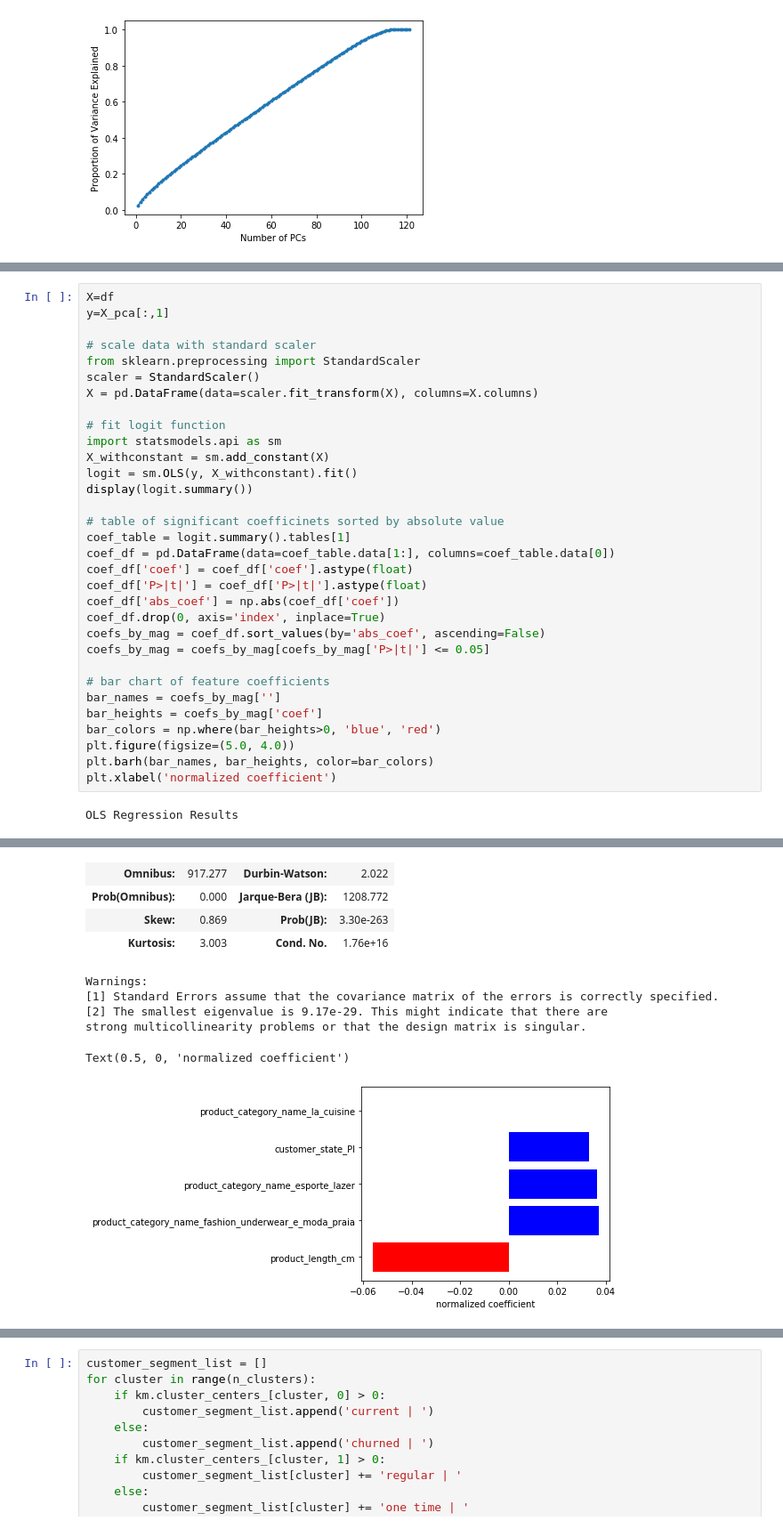
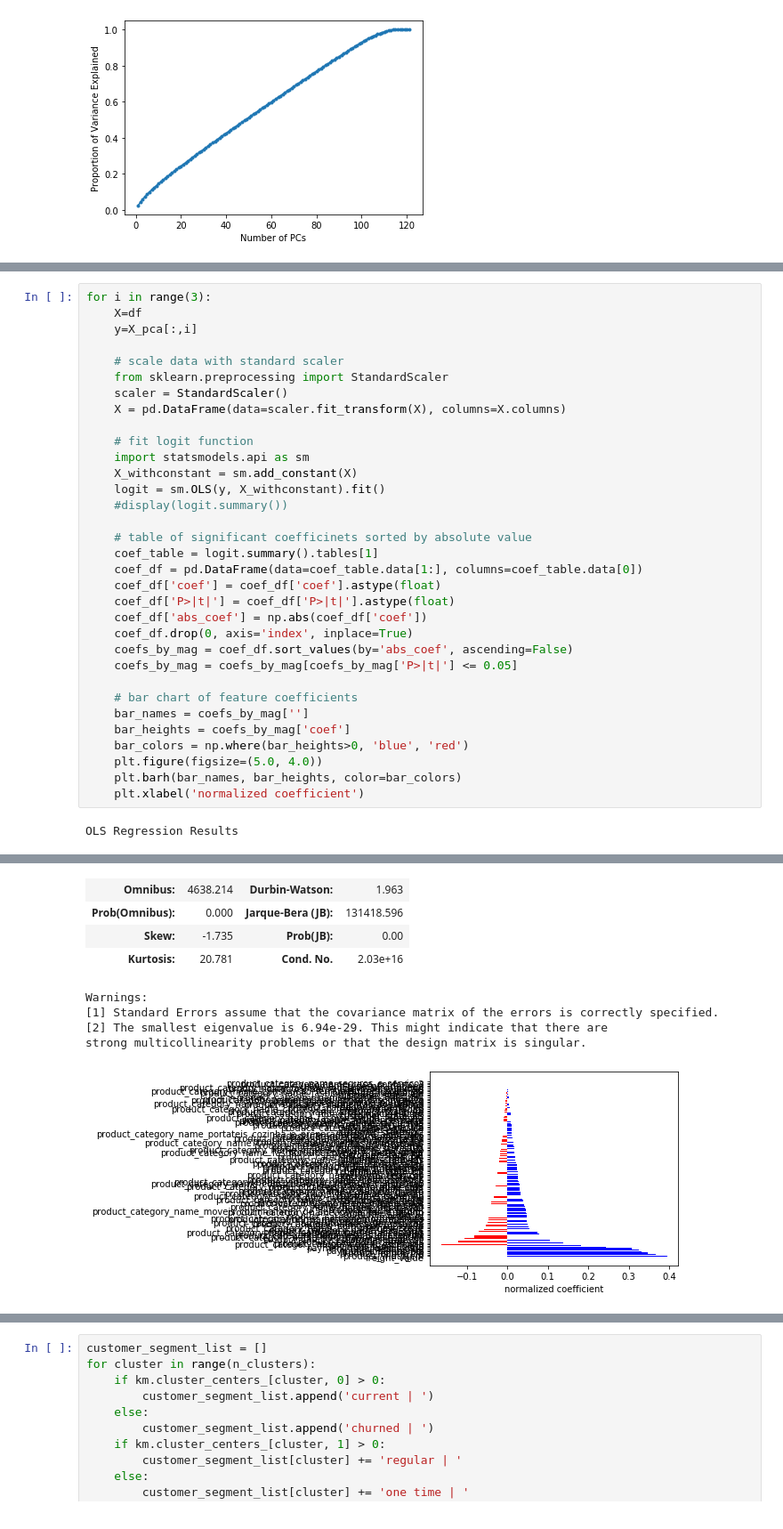
Before and after one commit to alireza-alizadegan/e-commerce-Sales, a Jupyter notebook: Brazil/Customer Segmentation - Scratch.ipynb, the cells around one changed output, grey strips where cells are left out. Shown: that part at 89% size. Cells and saved outputs as stored; diff of their text form.

```diff
--- a/Brazil/Customer Segmentation - Scratch.ipynb
+++ b/Brazil/Customer Segmentation - Scratch.ipynb
@@ -726,34 +778,35 @@ corr_df
 # %%
-X=df
-y=X_pca[:,1]
+for i in range(3):
+    X=df
+    y=X_pca[:,i]
 
-# scale data with standard scaler
-from sklearn.preprocessing import StandardScaler
-scaler = StandardScaler()
-X = pd.DataFrame(data=scaler.fit_transform(X), columns=X.columns)
+    # scale data with standard scaler
+    from sklearn.preprocessing import StandardScaler
+    scaler = StandardScaler()
+    X = pd.DataFrame(data=scaler.fit_transform(X), columns=X.columns)
 
-# fit logit function
-import statsmodels.api as sm
-X_withconstant = sm.add_constant(X)
-logit = sm.OLS(y, X_withconstant).fit()
-display(logit.summary())
+    # fit logit function
+    import statsmodels.api as sm
+    X_withconstant = sm.add_constant(X)
+    logit = sm.OLS(y, X_withconstant).fit()
+    #display(logit.summary())
 
-# table of significant coefficinets sorted by absolute value
-coef_table = logit.summary().tables[1]
-coef_df = pd.DataFrame(data=coef_table.data[1:], columns=coef_table.data[0])
-coef_df['coef'] = coef_df['coef'].astype(float)
-coef_df['P>|t|'] = coef_df['P>|t|'].astype(float)
-coef_df['abs_coef'] = np.abs(coef_df['coef'])
-coef_df.drop(0, axis='index', inplace=True)
-coefs_by_mag = coef_df.sort_values(by='abs_coef', ascending=False)
-coefs_by_mag = coefs_by_mag[coefs_by_mag['P>|t|'] <= 0.05]
+    # table of significant coefficinets sorted by absolute value
+    coef_table = logit.summary().tables[1]
+    coef_df = pd.DataFrame(data=coef_table.data[1:], columns=coef_table.data[0])
+    coef_df['coef'] = coef_df['coef'].astype(float)
+    coef_df['P>|t|'] = coef_df['P>|t|'].astype(float)
+    coef_df['abs_coef'] = np.abs(coef_df['coef'])
+    coef_df.drop(0, axis='index', inplace=True)
+    coefs_by_mag = coef_df.sort_values(by='abs_coef', ascending=False)
+    coefs_by_mag = coefs_by_mag[coefs_by_mag['P>|t|'] <= 0.05]
 
-# bar chart of feature coefficients
-bar_names = coefs_by_mag['']
-bar_heights = coefs_by_mag['coef']
-bar_colors = np.where(bar_heights>0, 'blue', 'red')
-plt.figure(figsize=(5.0, 4.0))
-plt.barh(bar_names, bar_heights, color=bar_colors)
-plt.xlabel('normalized coefficient')
+    # bar chart of feature coefficients
+    bar_names = coefs_by_mag['']
+    bar_heights = coefs_by_mag['coef']
+    bar_colors = np.where(bar_heights>0, 'blue', 'red')
+    plt.figure(figsize=(5.0, 4.0))
+    plt.barh(bar_names, bar_heights, color=bar_colors)
+    plt.xlabel('normalized coefficient')
 # %% [output]
 OLS Regression Results
@@ -785,10 +838,9 @@ OLS Regression Results
-| Omnibus: | 917.277 | Durbin-Watson: | 2.022 |
-| Prob(Omnibus): | 0.000 | Jarque-Bera (JB): | 1208.772 |
-| Skew: | 0.869 | Prob(JB): | 3.30e-263 |
-| Kurtosis: | 3.003 | Cond. No. | 1.76e+16 |
+| Omnibus: | 4638.214 | Durbin-Watson: | 1.963 |
+| Prob(Omnibus): | 0.000 | Jarque-Bera (JB): | 131418.596 |
+| Skew: | -1.735 | Prob(JB): | 0.00 |
+| Kurtosis: | 20.781 | Cond. No. | 2.03e+16 |
 Warnings:
 [1] Standard Errors assume that the covariance matrix of the errors is correctly specified.
-[2] The smallest eigenvalue is 9.17e-29. This might indicate that there are
+[2] The smallest eigenvalue is 6.94e-29. This might indicate that there are
 strong multicollinearity problems or that the design matrix is singular.
-Text(0.5, 0, 'normalized coefficient')
-[figure, old version]
+[figure, new version]
```
Also changed, not shown: parts of 39 cells of this notebook, 4 other files.
